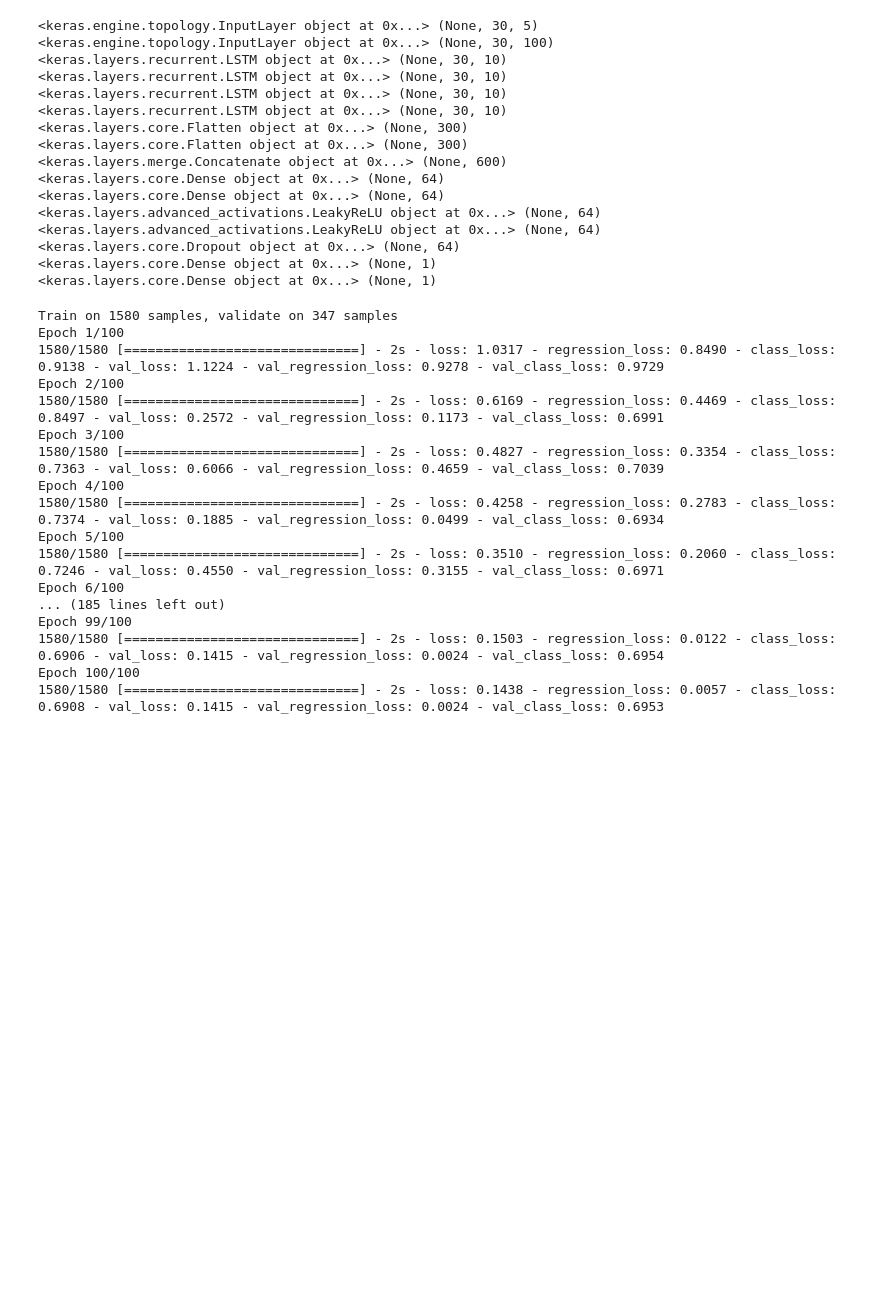
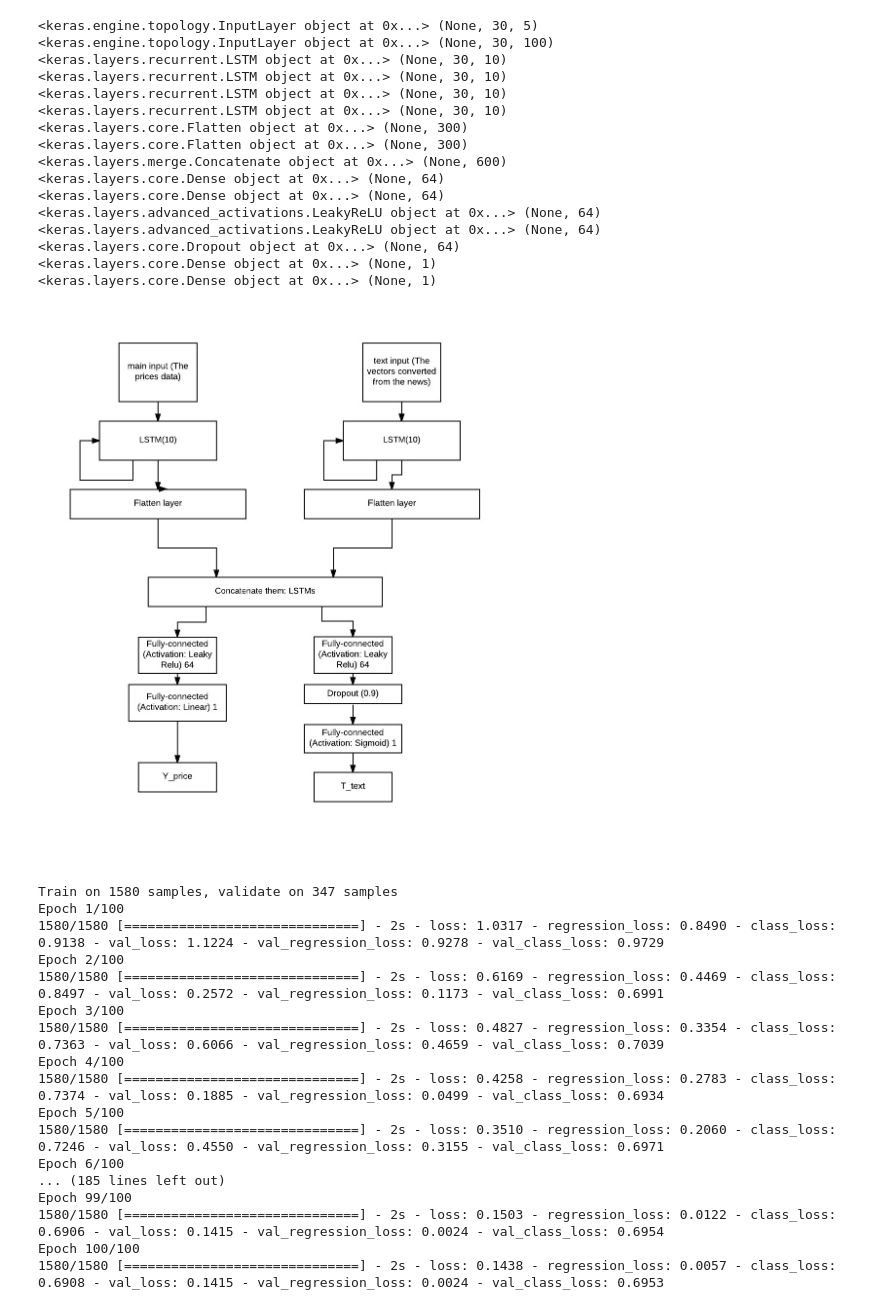
Before and after one commit to PKUGoodSpeed/DeepLearning, a Jupyter notebook: Theano/DT_by_Rachnog/multi_model_test.ipynb, the cells around one changed output. Saved outputs shown, nothing was run; the diff lists cells and outputs as text; code cells hidden in the pictures; blank space fills up the shorter version.

```diff
--- a/Theano/DT_by_Rachnog/multi_model_test.ipynb
+++ b/Theano/DT_by_Rachnog/multi_model_test.ipynb
@@ -289,6 +289,11 @@ for layer in final_model.layers:
 <keras.layers.core.Dropout object at 0x...> (None, 64)
 <keras.layers.core.Dense object at 0x...> (None, 1)
 <keras.layers.core.Dense object at 0x...> (None, 1)
+# %%
+from IPython.display import Image
+Image('network.jpeg')
+# %% [output]
+[figure, added]
 # %%
 history = final_model.fit([X_train, X_train_text], [Y_train, Y_train2],
         nb_epoch = 100,
```
Also changed, not shown: 1 other file.
